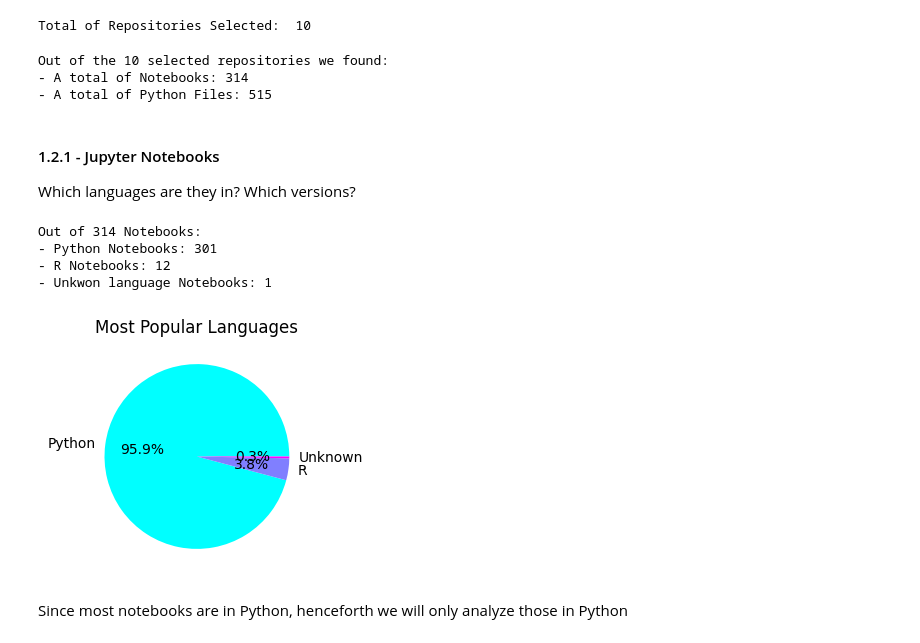
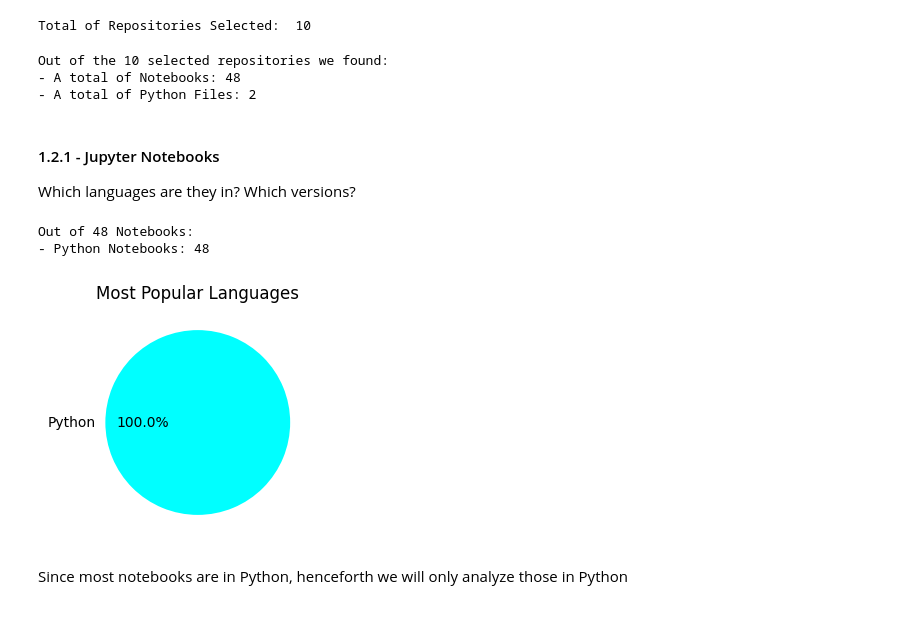
Before and after one commit to dew-uff/dsmining, a Jupyter notebook: src/analyzes/a1_languages.ipynb, the cells around one changed output. Drawn from its saved outputs; the diff is of its cells as text; code cells hidden in the pictures.

Commit message:
DSM#026 - Updating a1_languages analysis

```diff
--- a/src/analyzes/a1_languages.ipynb
+++ b/src/analyzes/a1_languages.ipynb
@@ -22,0 +14,6 @@ Total of Repositories Filtered:  130159
+# %%
+with connect() as session:
+    queries = pd.read_sql_table("queries", session.connection())
+    filtered = queries[(queries["state"] ==  QUERY_FILTERED) |
+                       (queries["state"] == QUERY_SELECTED)]
+print('Total of Repositories Filtered: ',len(filtered))
@@ -78,38 +77,40 @@ with connect() as session:
     notebooks = pd.read_sql_table("notebooks", session.connection())
     python_files = pd.read_sql_table("python_files", session.connection())
 
-print(f'Out of the {len(selected)} selected repositories we found:')
+print('Out of the {} selected repositories we found:'.format(len(selected)))
 print('- A total of Notebooks:', len(notebooks))
 print('- A total of Python Files:', len(python_files))
 # %% [output]
 Out of the 10 selected repositories we found:
-- A total of Notebooks: 314
-- A total of Python Files: 515
+- A total of Notebooks: 48
+- A total of Python Files: 2
 # %% [markdown]
 #### 1.2.1 - Jupyter Notebooks
  Which languages are they in? Which versions?
 # %%
 fig3, ax = plt.subplots( figsize=(3,3))
 languages = notebooks.language\
     .value_counts(dropna=False)\
-    .rename_axis('PrimaryLanguage')\
+    .rename_axis('primary_language')\
     .to_frame("Notebooks").reset_index(drop=False)\
     .sort_values(by='Notebooks', ascending=False)
+
 
 languages.plot.pie(ax=ax, y="Notebooks", title="Most Popular Languages",
              labels=["Python","R","Unknown"], ylabel='',cmap="cool",
              autopct='%1.1f%%', ).get_legend().remove()
 
-print(f"Out of {len(notebooks)} Notebooks:")
+
+print("Out of {} Notebooks:".format(len(notebooks)))
 print('- Python Notebooks:', languages["Notebooks"][0])
-print('- R Notebooks:', languages["Notebooks"][1])
-print('- Unkwon language Notebooks:', languages["Notebooks"][2])
+if len(languages["Notebooks"]) == 2:
+    print('- R Notebooks:', languages["Notebooks"][1])
+if len(languages["Notebooks"]) == 3:
+    print('- Unkwon language Notebooks:', languages["Notebooks"][2])
 # %% [output]
-Out of 314 Notebooks:
-- Python Notebooks: 301
-- R Notebooks: 12
-- Unkwon language Notebooks: 1
+Out of 48 Notebooks:
+- Python Notebooks: 48
-[figure, old version]
+[figure, new version]
 # %% [markdown]
 Since most notebooks are in Python, henceforth we will only analyze those in Python
 # %%
```
Also changed, not shown: parts of 11 cells of this notebook, 4 other files.
